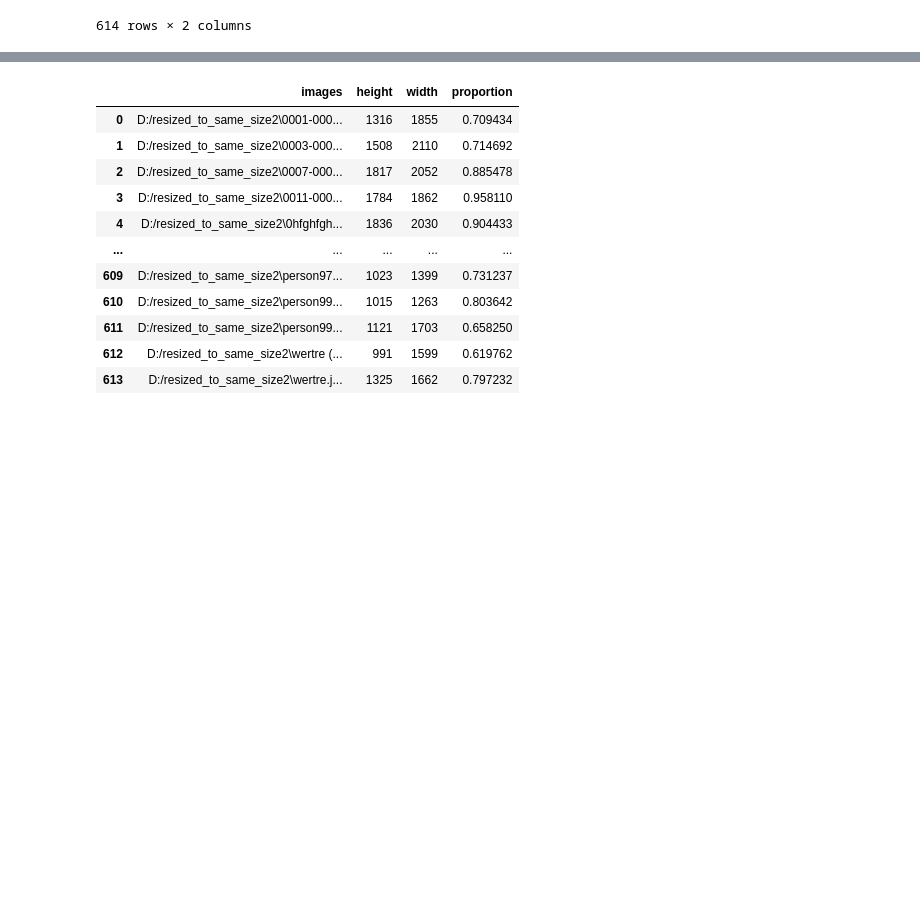
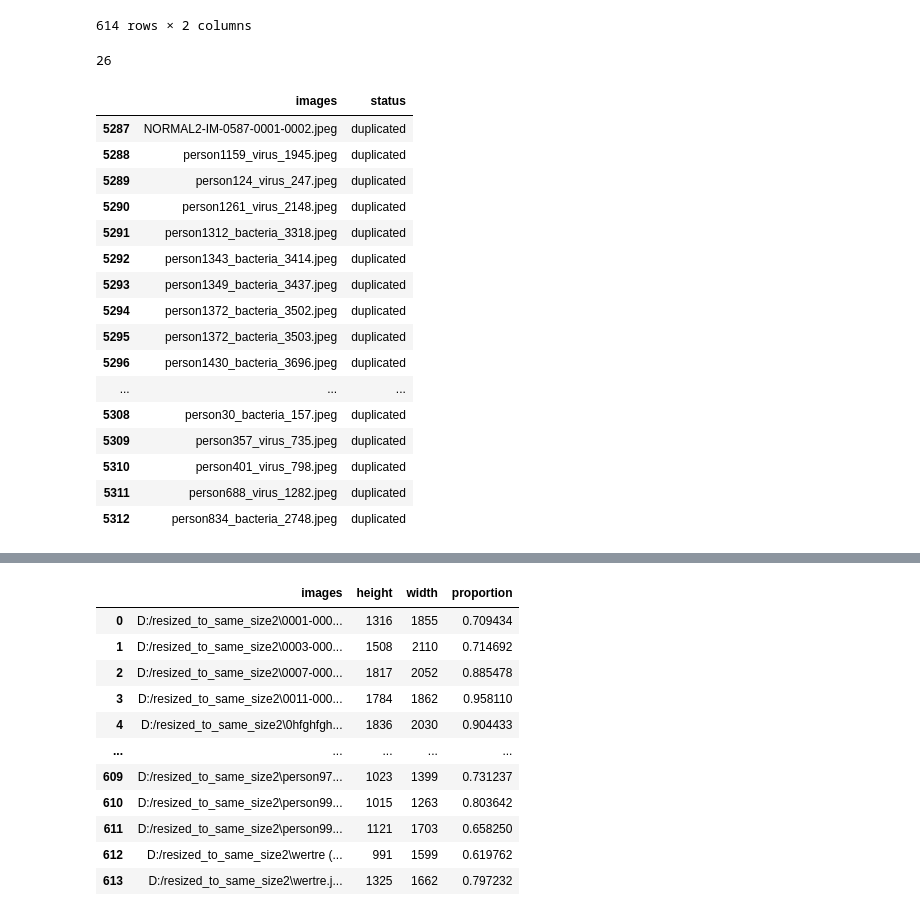
Before and after one commit to drcandacemakedamoore/cleanX, a Jupyter notebook: workflow_demo/cleanX_run_example.ipynb, the cells around one changed output, grey strips where cells are left out. Cells and saved outputs as stored; diff of their text form; code cells hidden in the pictures; blank space fills up the shorter version.

```diff
--- a/workflow_demo/cleanX_run_example.ipynb
+++ b/workflow_demo/cleanX_run_example.ipynb
@@ -334,0 +339,27 @@ df_unbias
+# %%
+# let's see if any images look duplicated, this may take a long time (coffee *10, lunch)
+found = cx.find_duplicated_images_todf(origin_folder)
+len(found[found.status == 'duplicated'])
+# %% [output]
+26
+# %%
+# ok there were a few possible dupes, let's examine them
+found[found.status == 'duplicated']
+# %% [output]
+|  | images | status |
+| 5287 | NORMAL2-IM-0587-0001-0002.jpeg | duplicated |
+| 5288 | person1159_virus_1945.jpeg | duplicated |
+| 5289 | person124_virus_247.jpeg | duplicated |
+| 5290 | person1261_virus_2148.jpeg | duplicated |
+| 5291 | person1312_bacteria_3318.jpeg | duplicated |
+| 5292 | person1343_bacteria_3414.jpeg | duplicated |
+| 5293 | person1349_bacteria_3437.jpeg | duplicated |
+| 5294 | person1372_bacteria_3502.jpeg | duplicated |
+| 5295 | person1372_bacteria_3503.jpeg | duplicated |
+| 5296 | person1430_bacteria_3696.jpeg | duplicated |
+| ... | ... | ... |
+| 5308 | person30_bacteria_157.jpeg | duplicated |
+| 5309 | person357_virus_735.jpeg | duplicated |
+| 5310 | person401_virus_798.jpeg | duplicated |
+| 5311 | person688_virus_1282.jpeg | duplicated |
+| 5312 | person834_bacteria_2748.jpeg | duplicated |
```
Also changed, not shown: parts of 25 cells of this notebook.
